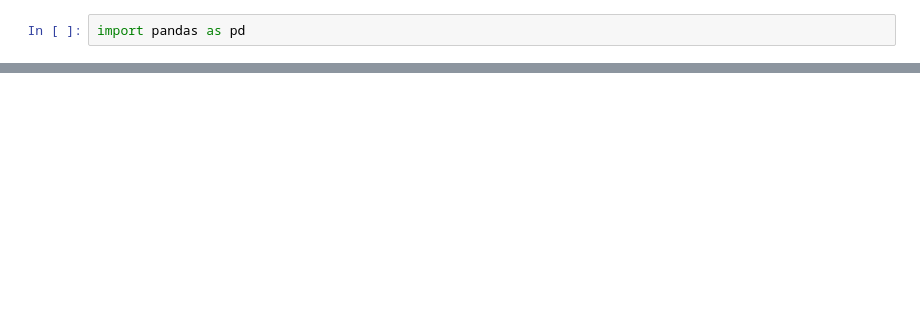
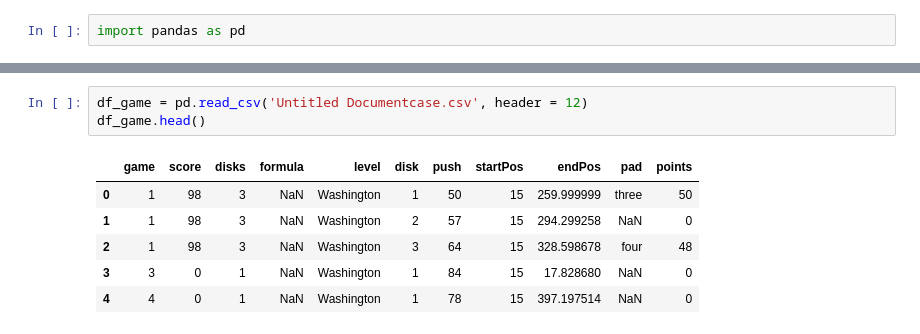
Before and after one commit to jasperjjhe/Oxbridge-CamTrad-Data-Science-2022, a Jupyter notebook: intro-guess.ipynb, the cells around one changed output, grey strips where cells are left out. Cells and saved outputs as stored; diff of their text form; blank space fills up the shorter version.

```diff
--- a/intro-guess.ipynb
+++ b/intro-guess.ipynb
@@ -22,0 +67,10 @@ df_examples.loc[((df_examples["Rank"] == "Domain") & (df_examples["Fruit Fly"] =
+# %%
+df_game = pd.read_csv('Untitled Documentcase.csv', header = 12)
+df_game.head()
+# %% [output]
+|  | game | score | disks | formula | level | disk | push | startPos | endPos | pad | points |
+| 0 | 1 | 98 | 3 | NaN | Washington | 1 | 50 | 15 | 259.999999 | three | 50 |
+| 1 | 1 | 98 | 3 | NaN | Washington | 2 | 57 | 15 | 294.299258 | NaN | 0 |
+| 2 | 1 | 98 | 3 | NaN | Washington | 3 | 64 | 15 | 328.598678 | four | 48 |
+| 3 | 3 | 0 | 1 | NaN | Washington | 1 | 84 | 15 | 17.828680 | NaN | 0 |
+| 4 | 4 | 0 | 1 | NaN | Washington | 1 | 78 | 15 | 397.197514 | NaN | 0 |
```
Also changed, not shown: parts of 5 cells of this notebook, 1 other file.
